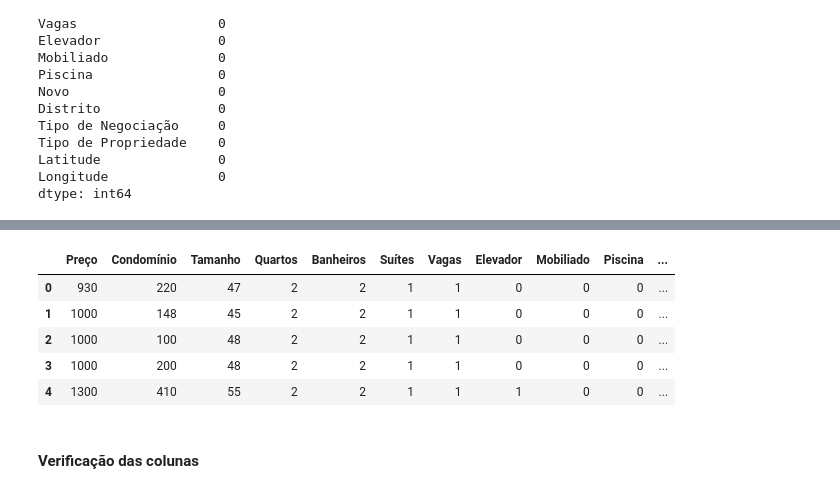
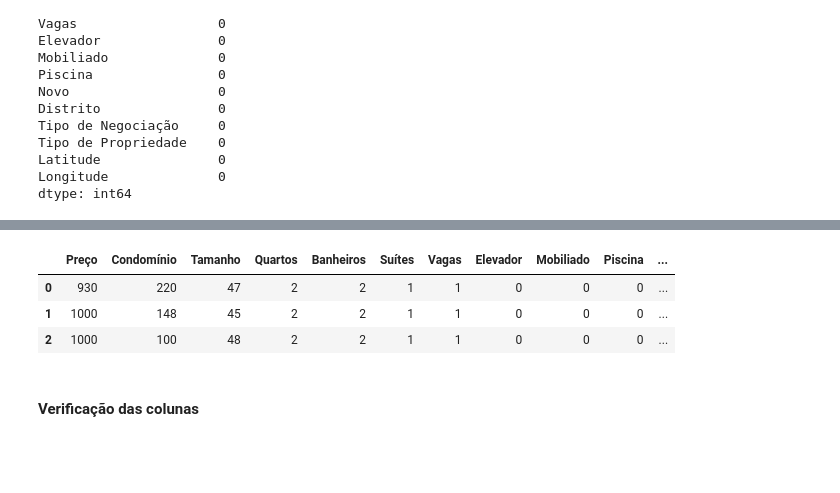
Before and after one commit to marcelonapolioni/Analise-Preco-imoveis, a Jupyter notebook: analise_exploratoria.ipynb, the cells around one changed output, grey strips where cells are left out. Drawn from its saved outputs; the diff is of its cells as text; code cells hidden in the pictures; blank space fills up the shorter version.

```diff
--- a/analise_exploratoria.ipynb
+++ b/analise_exploratoria.ipynb
@@ -33,12 +54,10 @@ dtype: int64
 # %%
-df.head()
+df.head(3)
 # %% [output]
 |  | Preço | Condomínio | Tamanho | Quartos | Banheiros | Suítes | Vagas | Elevador | Mobiliado | Piscina | ... |
 | 0 | 930 | 220 | 47 | 2 | 2 | 1 | 1 | 0 | 0 | 0 | ... |
 | 1 | 1000 | 148 | 45 | 2 | 2 | 1 | 1 | 0 | 0 | 0 | ... |
 | 2 | 1000 | 100 | 48 | 2 | 2 | 1 | 1 | 0 | 0 | 0 | ... |
-| 3 | 1000 | 200 | 48 | 2 | 2 | 1 | 1 | 0 | 0 | 0 | ... |
-| 4 | 1300 | 410 | 55 | 2 | 2 | 1 | 1 | 1 | 0 | 0 | ... |
 # %% [markdown]
 #### Verificação das colunas
 # %%
```
Also changed, not shown: parts of 26 cells of this notebook, 35 other files.
